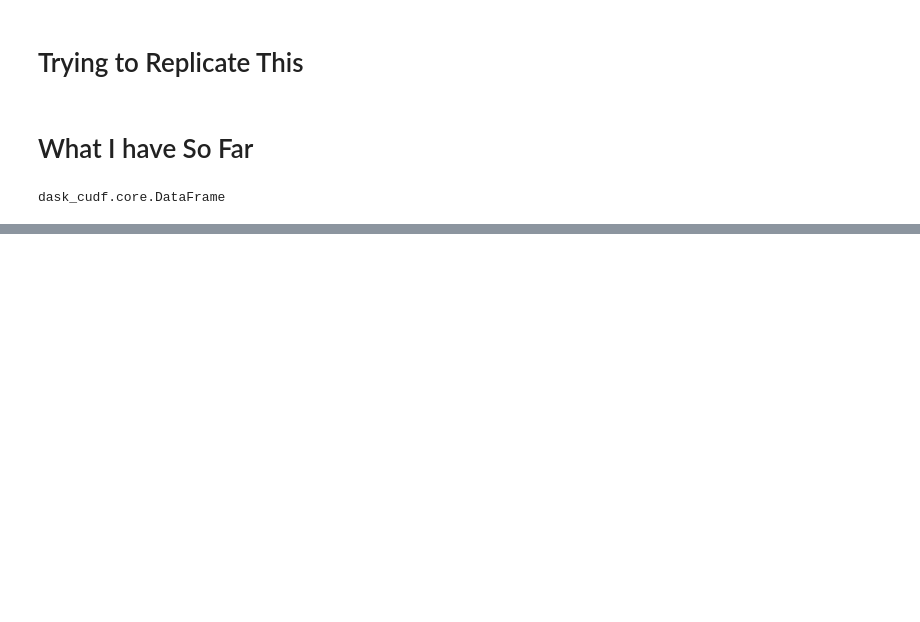
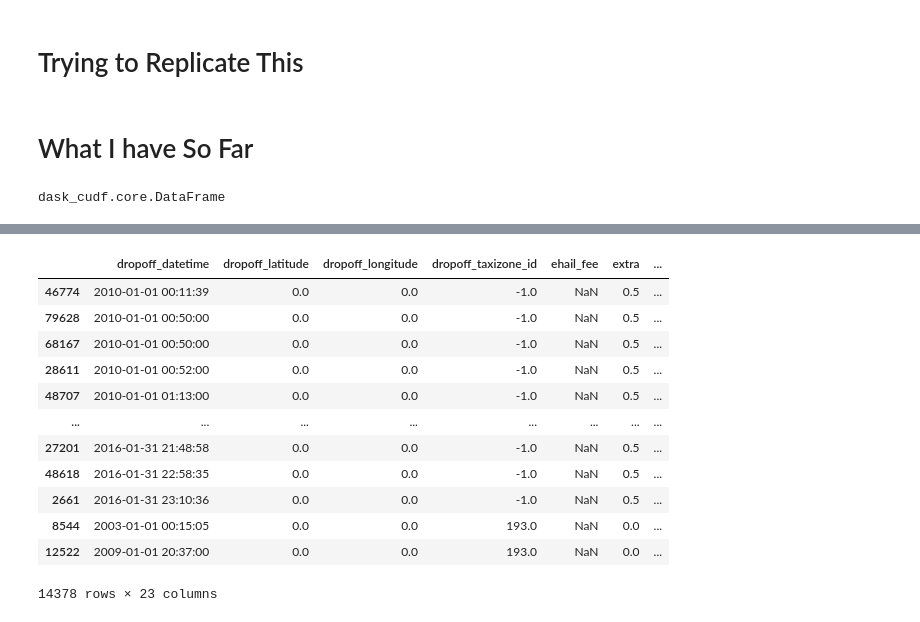
Before and after one commit to gumdropsteve/NYC-transport, a Jupyter notebook: 05_raw_to_dataframe/wip_taxi.ipynb, the cells around one changed output, grey strips where cells are left out. Cells and saved outputs as stored; diff of their text form; code cells hidden in the pictures; blank space fills up the shorter version.

```diff
--- a/05_raw_to_dataframe/wip_taxi.ipynb
+++ b/05_raw_to_dataframe/wip_taxi.ipynb
@@ -490,0 +379,16 @@ df.loc[(df.dropoff_datetime > '2015-01-01 00:00:00') & (df.dropoff_taxizone_id =
+# %%
+df.loc[(df.dropoff_latitude == 0) & (df.dropoff_datetime < '2016-06-01 00:00:00')]
+# %% [output]
+|  | dropoff_datetime | dropoff_latitude | dropoff_longitude | dropoff_taxizone_id | ehail_fee | extra | ... |
+| 46774 | 2010-01-01 00:11:39 | 0.0 | 0.0 | -1.0 | NaN | 0.5 | ... |
+| 79628 | 2010-01-01 00:50:00 | 0.0 | 0.0 | -1.0 | NaN | 0.5 | ... |
+| 68167 | 2010-01-01 00:50:00 | 0.0 | 0.0 | -1.0 | NaN | 0.5 | ... |
+| 28611 | 2010-01-01 00:52:00 | 0.0 | 0.0 | -1.0 | NaN | 0.5 | ... |
+| 48707 | 2010-01-01 01:13:00 | 0.0 | 0.0 | -1.0 | NaN | 0.5 | ... |
+| ... | ... | ... | ... | ... | ... | ... | ... |
+| 27201 | 2016-01-31 21:48:58 | 0.0 | 0.0 | -1.0 | NaN | 0.5 | ... |
+| 48618 | 2016-01-31 22:58:35 | 0.0 | 0.0 | -1.0 | NaN | 0.5 | ... |
+| 2661 | 2016-01-31 23:10:36 | 0.0 | 0.0 | -1.0 | NaN | 0.5 | ... |
+| 8544 | 2003-01-01 00:15:05 | 0.0 | 0.0 | 193.0 | NaN | 0.0 | ... |
+| 12522 | 2009-01-01 20:37:00 | 0.0 | 0.0 | 193.0 | NaN | 0.0 | ... |
+14378 rows × 23 columns
```
Also changed, not shown: parts of 23 cells of this notebook.
